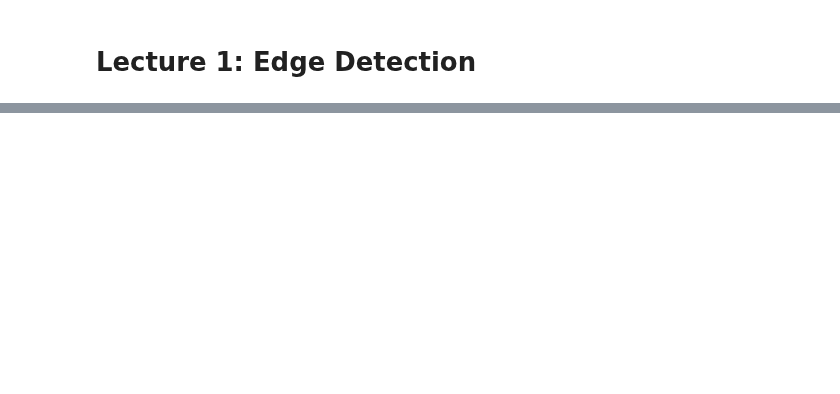
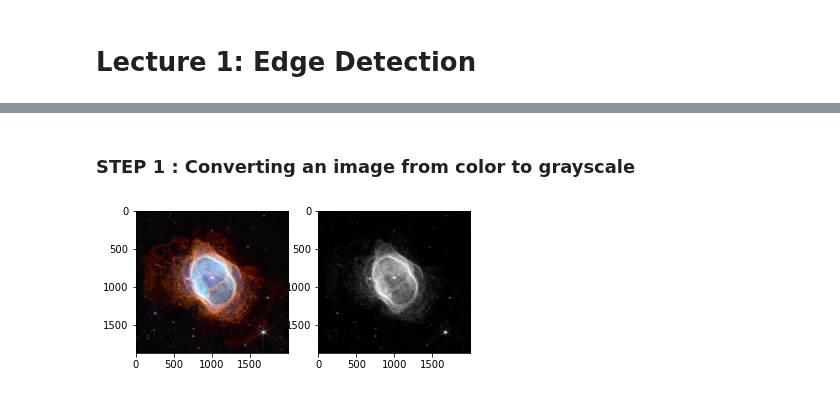
Before and after one commit to DL4CV-NPTEL/Deep-Learning-For-Computer-Vision, a Jupyter notebook: notebooks/Week_2/Week_2_Lecture_1.ipynb, the cells around one changed output, grey strips where cells are left out. Cells and saved outputs as stored; diff of their text form; code cells hidden in the pictures; blank space fills up the shorter version.

```diff
--- a/notebooks/Week_2/Week_2_Lecture_1.ipynb
+++ b/notebooks/Week_2/Week_2_Lecture_1.ipynb
@@ -28,0 +58,31 @@ IPyDisplay.HTML(
+# %%
+image_location = 'https://stsci-opo.org/STScI-01G8GZR18A6CBS9TGJS8JE9CM4.png'[22:]
+# %% [markdown]
+### STEP 1 : Converting an image from color to grayscale
+# %%
+
+# Get the image and convert it to array of shape (Nx, Ny, Nz)
+image_file = image_location
+# array representation of image
+input_image = imread(image_file)
+# nx: height, ny: width, nz: colors (RGB)
+[nx, ny, nz] = np.shape(input_image)
+
+# Extracting each RGB components
+r_img, g_img, b_img = input_image[:, :, 0], input_image[:, :, 1], input_image[:, :, 2]
+
+# Here we are converting the color image to grayscale image by using weights and parameters
+gamma = 1.400
+# weights for the RGB components respectively
+r_const, g_const, b_const = 0.2126, 0.7152, 0.0722
+# conversion
+grayscale_image = r_const * r_img ** gamma + g_const * g_img ** gamma + b_const * b_img ** gamma
+
+# This command will display the grayscale image alongside the original image
+figure1 = plt.figure(1)
+ax1, ax2 = figure1.add_subplot(121), figure1.add_subplot(122)
+ax1.imshow(input_image)
+ax2.imshow(grayscale_image, cmap=plt.get_cmap('gray'))
+figure1.show()
+# %% [output]
+[figure, added]
```
Also changed, not shown: parts of 41 cells of this notebook.
